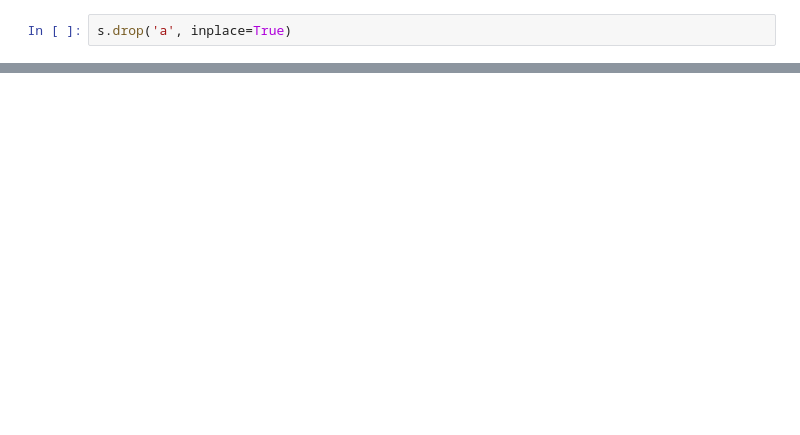
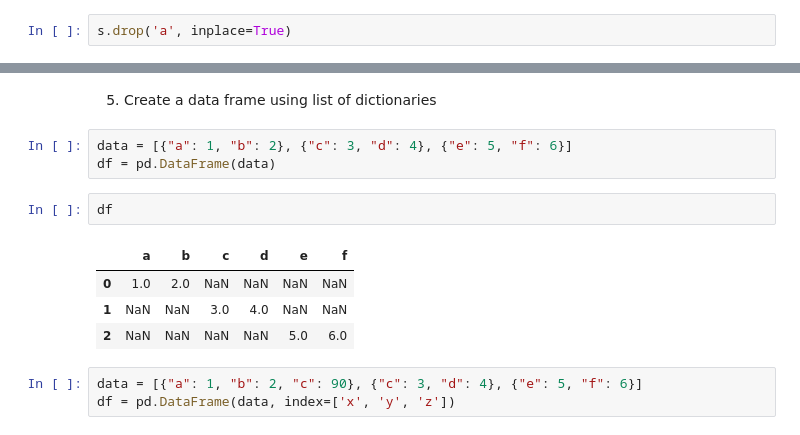
Before and after one commit to mihirh19/Python, a Jupyter notebook: DataScience_ML/3.Pandas.ipynb, the cells around one changed output, grey strips where cells are left out. Drawn from its saved outputs; the diff is of its cells as text; blank space fills up the shorter version.

Commit message:
dataframe creation complete

```diff
--- a/DataScience_ML/3.Pandas.ipynb
+++ b/DataScience_ML/3.Pandas.ipynb
@@ -216,0 +374,15 @@ np.power(s, 2)
+# %% [markdown]
+5. Create a data frame using list of dictionaries
+# %%
+data = [{"a": 1, "b": 2}, {"c": 3, "d": 4}, {"e": 5, "f": 6}]
+df = pd.DataFrame(data)
+# %%
+df
+# %% [output]
+|  | a | b | c | d | e | f |
+| 0 | 1.0 | 2.0 | NaN | NaN | NaN | NaN |
+| 1 | NaN | NaN | 3.0 | 4.0 | NaN | NaN |
+| 2 | NaN | NaN | NaN | NaN | 5.0 | 6.0 |
+# %%
+data = [{"a": 1, "b": 2, "c": 90}, {"c": 3, "d": 4}, {"e": 5, "f": 6}]
+df = pd.DataFrame(data, index=['x', 'y', 'z'])
```
Also changed, not shown: parts of 42 cells of this notebook.
